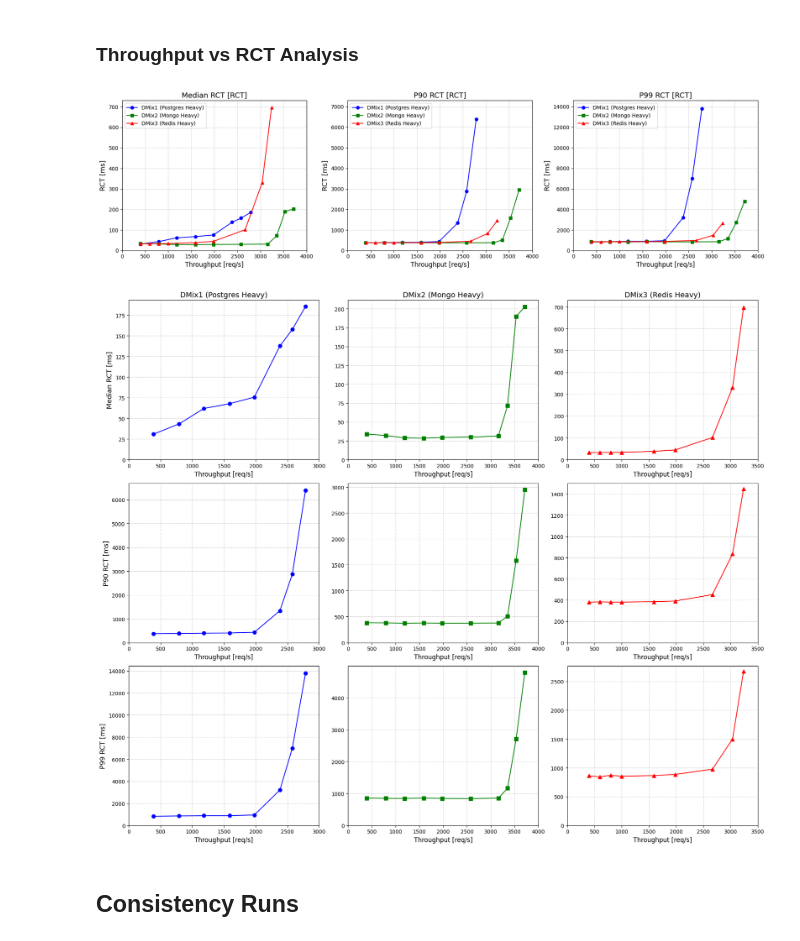
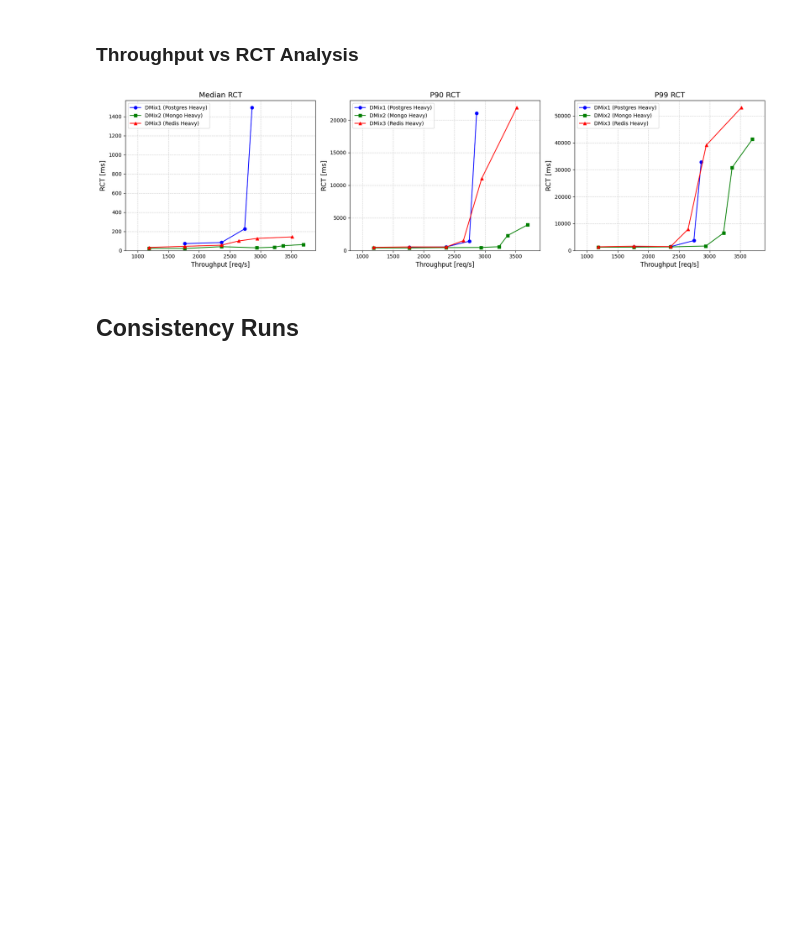
Before and after one commit to ritulS/MS_Benchmark, a Jupyter notebook: analysis_new.ipynb, the cells around one changed output. Saved outputs shown, nothing was run; the diff lists cells and outputs as text; code cells hidden in the pictures; blank space fills up the shorter version.

Commit message:
sosp dmix exp results collected

```diff
--- a/analysis_new.ipynb
+++ b/analysis_new.ipynb
@@ -246,9 +256,9 @@ def read_rct_data(dir_name, exp_name):
             rct_results[exp_thr] = res
     return (exp_name, rct_results)
 
-pg_rct_res = read_rct_data("./results/pg_heavy_results", "DMix1 (Postgres Heavy)")
-mongo_rct_res = read_rct_data("./results/mongo_heavy_results", "DMix2 (Mongo Heavy)")
-redis_rct_res = read_rct_data("./results/redis_heavy_results", "DMix3 (Redis Heavy)")
+pg_rct_res = read_rct_data("./results/dmix_exp_results/pg_heavy_results", "DMix1 (Postgres Heavy)")
+mongo_rct_res = read_rct_data("./results/dmix_exp_results/mongo_heavy_results", "DMix2 (Mongo Heavy)")
+redis_rct_res = read_rct_data("./results/dmix_exp_results/redis_heavy_results", "DMix3 (Redis Heavy)")
 rct_vs_thr_exp_input = [pg_rct_res, mongo_rct_res, redis_rct_res]
 
 def gen_percentile_values(rct_vs_thr_exp_input):
@@ -309,25 +319,27 @@ def plot_3_combined_graphs(data, title_suffix="RCT"):
             )
 
         # Set labels, titles, and grid
-        ax.set_title(f'{percentile.capitalize()} RCT [{title_suffix}]', fontsize=14)
+        ax.set_title(f'{percentile.capitalize()} RCT', fontsize=14)
         ax.set_xlabel('Throughput [req/s]', fontsize=12)
         ax.set_ylabel('RCT [ms]', fontsize=13)
         ax.grid(True, linestyle='--', alpha=0.6)
         ax.set_yscale('linear')
         ax.set_ylim(0)
 
-        if percentile == 'p90':
-            ax.set_ylim(0, 7300)  # *** Fixed max y-axis for p90 ***
-        else:
-            ax.set_ylim(0)
-        if percentile == 'p99':
-            ax.set_ylim(0, 14600)  # *** Fixed max y-axis for p90 ***
-        else:
-            ax.set_ylim(0)
+        # if percentile == 'p90':
+        #     ax.set_ylim(0, 7300)  # *** Fixed max y-axis for p90 ***
+        # else:
+        #     ax.set_ylim(0)
+        # if percentile == 'p99':
+        #     ax.set_ylim(0, 14600)  # *** Fixed max y-axis for p90 ***
+        # else:
+        #     ax.set_ylim(0)
 
         # Set x-axis ticks at rounded intervals
         tick_interval = 500  # Adjust if needed
-        ax.set_xticks(np.arange(0, x_max + tick_interval, tick_interval))
+        # ax.set_xticks(np.arange(0, x_max + tick_interval, tick_interval))
+        ax.set_xticks(np.concatenate(([0], np.arange(1000, x_max + 500, 500))))
+        ax.set_xlim(800,x_max+200)
 
         # Add legend
         ax.legend(fontsize=10)
@@ -366,36 +378,35 @@ def plot_9_separate_subplots(data, title_suffix="RCT"):
             # Plot data
             ax.plot(
                 x, y,
                 color=colors[col_idx % len(colors)],
                 marker=markers[col_idx % len(markers)],
                 markersize=7,
                 label=f'{percentile.capitalize()}'
             )
 
             # Set labels, titles, and grid
             if row_idx == 0:
                 ax.set_title(f'{workload}', fontsize=14)
             if col_idx == 0:
                 ax.set_ylabel(f'{percentile.capitalize()} RCT [ms]', fontsize=13)
             ax.set_xlabel('Throughput [req/s]', fontsize=12)
             ax.grid(True, linestyle='--', alpha=0.6)
             ax.set_yscale('linear')
             ax.set_ylim(0)
 
             # Set x-axis ticks at rounded intervals
             tick_interval = 500  # Adjust if necessary
             x_min, x_max = min(x), max(x)
             ax.set_xticks(np.arange(0, x_max + tick_interval, tick_interval))
 
     # Adjust layout
     plt.tight_layout()
     plt.show()
 
 plot_3_combined_graphs(exp_output)
-plot_9_separate_subplots(exp_output)
+# plot_9_separate_subplots(exp_output)
 # %% [output]
-[figure, old version]
+[figure, new version]
-[figure, removed]
 # %% [markdown]
 ## Consistency Runs
 # %%
```
Also changed, not shown: parts of 2 cells of this notebook, 7 other files.
